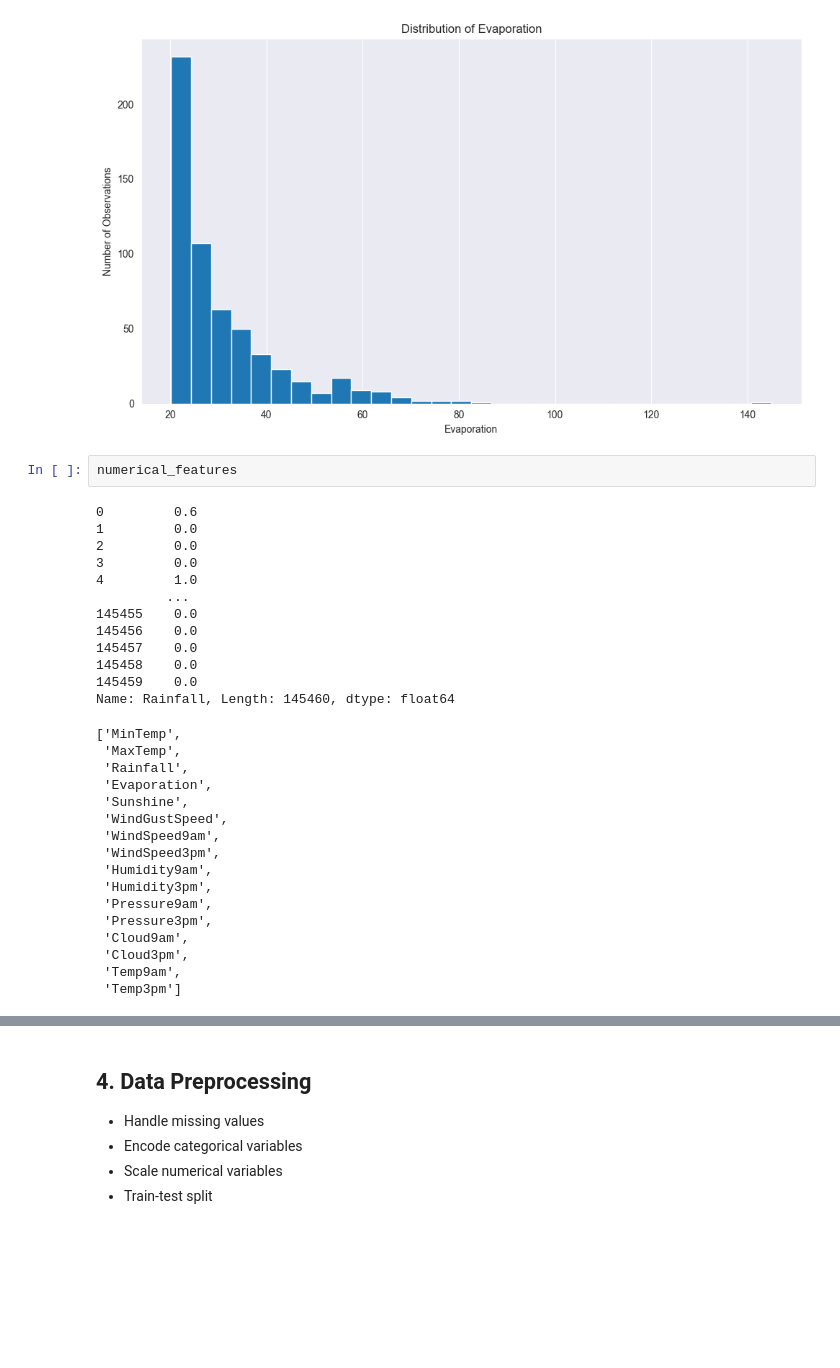
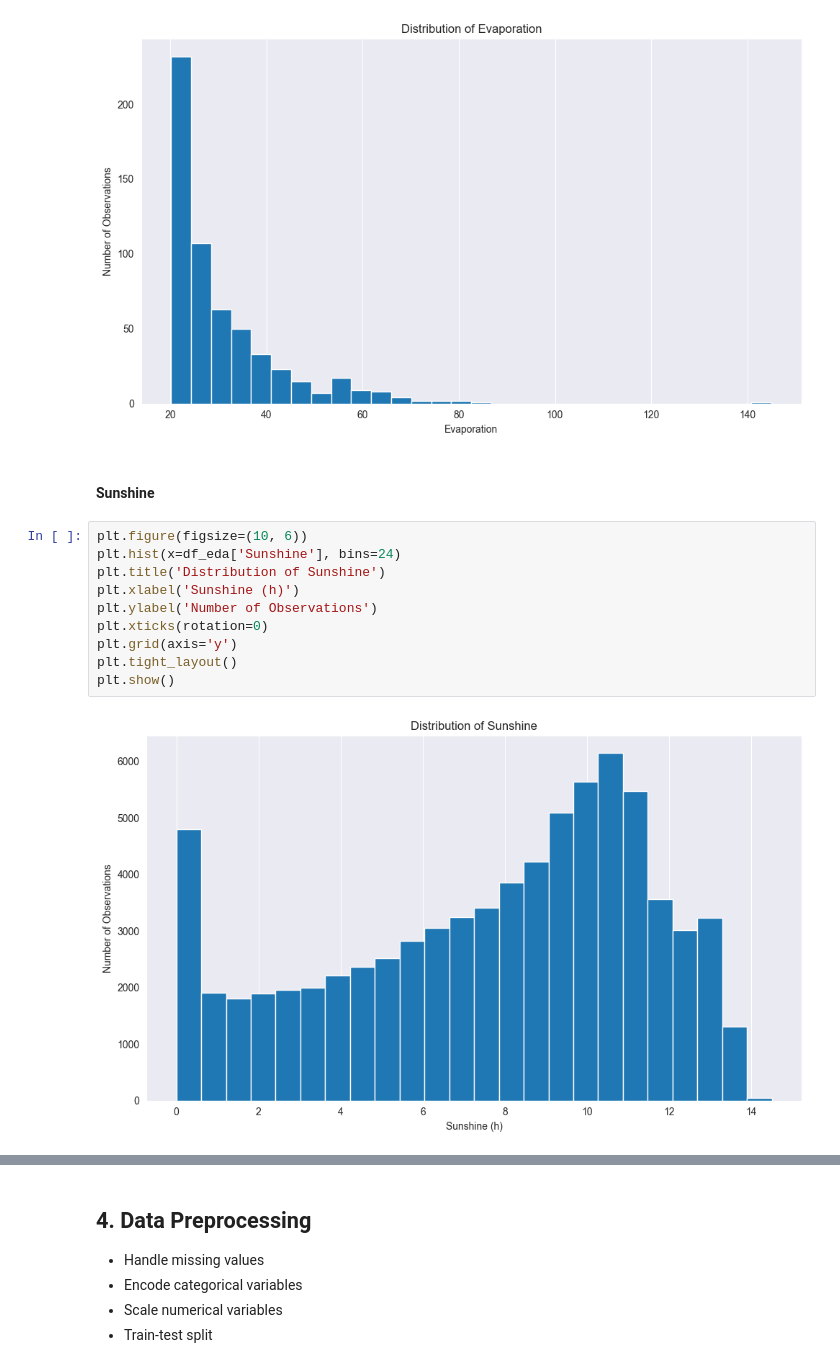
Before and after one commit to AstouK/Rain_Australia, a Jupyter notebook: rain_australia.ipynb, the cells around one changed output, grey strips where cells are left out. Saved outputs shown, nothing was run; the diff lists cells and outputs as text; blank space fills up the shorter version.

Commit message:
Continued with numerical univariate analysis. Some questions to declare in comments.

```diff
--- a/rain_australia.ipynb
+++ b/rain_australia.ipynb
@@ -618,34 +685,17 @@ plt.tight_layout()
 plt.show()
 # %% [output]
 [figure]
-# %%
-numerical_features
-# %% [output]
-0         0.6
-1         0.0
-2         0.0
-3         0.0
-4         1.0
-         ...
-145455    0.0
-145456    0.0
-145457    0.0
-145458    0.0
-145459    0.0
-Name: Rainfall, Length: 145460, dtype: float64
-['MinTemp',
- 'MaxTemp',
- 'Rainfall',
- 'Evaporation',
- 'Sunshine',
- 'WindGustSpeed',
- 'WindSpeed9am',
- 'WindSpeed3pm',
- 'Humidity9am',
- 'Humidity3pm',
- 'Pressure9am',
- 'Pressure3pm',
- 'Cloud9am',
- 'Cloud3pm',
- 'Temp9am',
- 'Temp3pm']
+# %% [markdown]
+#### Sunshine
+# %%
+plt.figure(figsize=(10, 6))
+plt.hist(x=df_eda['Sunshine'], bins=24)
+plt.title('Distribution of Sunshine')
+plt.xlabel('Sunshine (h)')
+plt.ylabel('Number of Observations')
+plt.xticks(rotation=0)
+plt.grid(axis='y')
+plt.tight_layout()
+plt.show()
+# %% [output]
+[figure, added]
```
Also changed, not shown: parts of 26 cells of this notebook.
